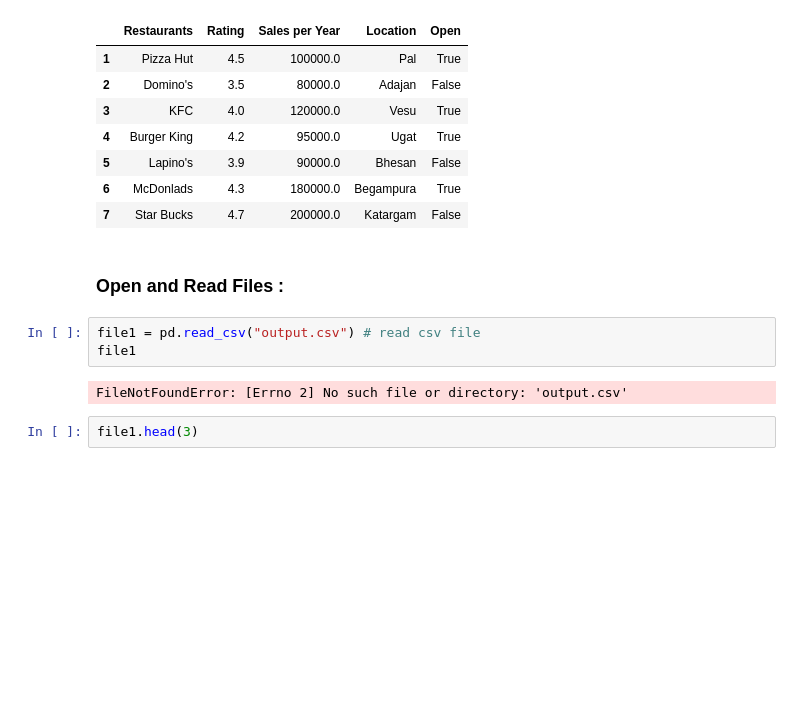
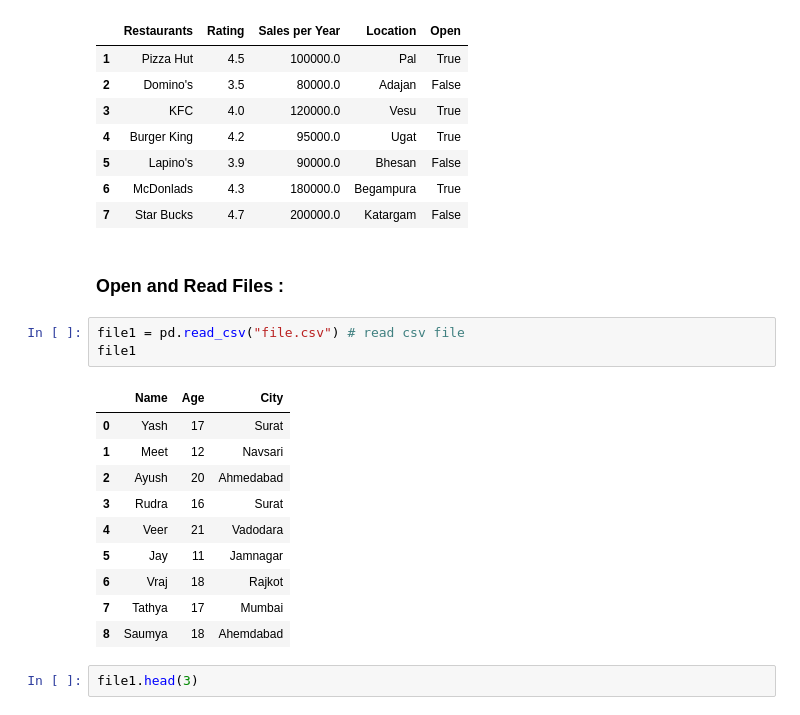
Before and after one commit to yashDumasia/Pandas, a Jupyter notebook: Pandas.ipynb, the cells around one changed output. Cells and saved outputs as stored; diff of their text form; blank space fills up the shorter version.

```diff
--- a/Pandas.ipynb
+++ b/Pandas.ipynb
@@ -529,10 +529,19 @@ df5.dropna(how = 'any') # it remove row when NaN value is present in any collumn
 # %% [markdown]
 ### Open and Read Files :
 # %%
-file1 = pd.read_csv("output.csv") # read csv file
+file1 = pd.read_csv("file.csv") # read csv file
 file1
 # %% [output]
-FileNotFoundError: [Errno 2] No such file or directory: 'output.csv'
+|  | Name | Age | City |
+| 0 | Yash | 17 | Surat |
+| 1 | Meet | 12 | Navsari |
+| 2 | Ayush | 20 | Ahmedabad |
+| 3 | Rudra | 16 | Surat |
+| 4 | Veer | 21 | Vadodara |
+| 5 | Jay | 11 | Jamnagar |
+| 6 | Vraj | 18 | Rajkot |
+| 7 | Tathya | 17 | Mumbai |
+| 8 | Saumya | 18 | Ahemdabad |
 # %%
 file1.head(3)
 # %% [output]
```
Also changed, not shown: parts of 3 cells of this notebook, 1 other file.
